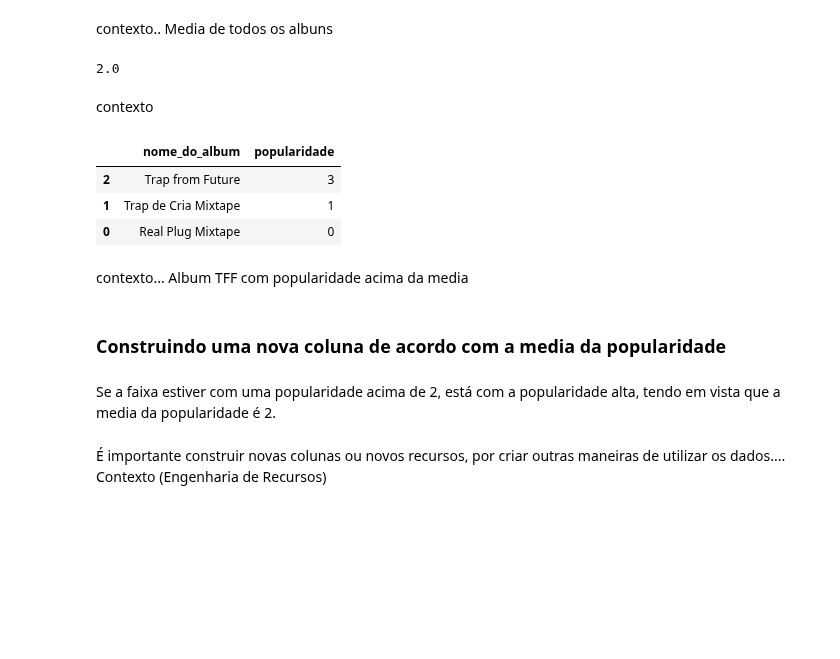
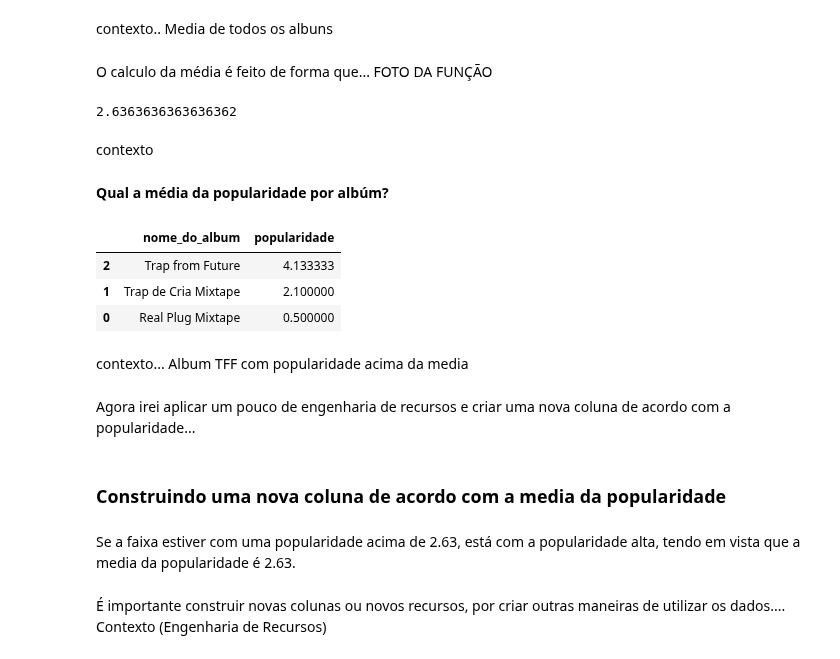
Before and after one commit to luislauriano/Data_Science, a Jupyter notebook: Projeto_construcao.ipynb, the cells around one changed output. Cells and saved outputs as stored; diff of their text form; code cells hidden in the pictures; blank space fills up the shorter version.

```diff
--- a/Projeto_construcao.ipynb
+++ b/Projeto_construcao.ipynb
@@ -670,21 +678,27 @@ contexto... A popularidade mais alta é 17 e a menor é 0 ....
 **Qual o album com a media de popularidade mais alta?**
 # %% [markdown]
 contexto.. Media de todos os albuns
+# %% [markdown]
+O calculo da média é feito de forma que... FOTO DA FUNÇÃO
 # %%
-df['popularidade'].median()
+df['popularidade'].mean()
 # %% [output]
-2.0
+2.6363636363636362
 # %% [markdown]
 contexto
+# %% [markdown]
+**Qual a média da popularidade por albúm?**
 # %%
-df.groupby('nome_do_album')['popularidade'].median().reset_index().sort_values(ascending=False, by='popularidade')
+df.groupby('nome_do_album')['popularidade'].mean().reset_index().sort_values(ascending=False, by='popularidade')
 # %% [output]
 |  | nome_do_album | popularidade |
-| 2 | Trap from Future | 3 |
-| 1 | Trap de Cria Mixtape | 1 |
-| 0 | Real Plug Mixtape | 0 |
+| 2 | Trap from Future | 4.133333 |
+| 1 | Trap de Cria Mixtape | 2.100000 |
+| 0 | Real Plug Mixtape | 0.500000 |
 # %% [markdown]
 contexto... Album TFF com popularidade acima da media
+# %% [markdown]
+Agora irei aplicar um pouco de engenharia de recursos e criar uma nova coluna de acordo com a popularidade...
 # %% [markdown]
 ### **Construindo uma nova coluna de acordo com a media da popularidade**
 # %%
@@ -692,5 +706,5 @@ df['popularidade_por_faixa'] = ['Alta' if x > 2 else 'Baixo' for x in df['popula
 # %% [markdown]
-Se a faixa estiver com uma popularidade acima de 2, está com a popularidade alta, tendo em vista que a media da popularidade é 2.
+Se a faixa estiver com uma popularidade acima de 2.63, está com a popularidade alta, tendo em vista que a media da popularidade é 2.63.
 # %% [markdown]
 É importante construir novas colunas ou novos recursos, por criar outras maneiras de utilizar os dados.... Contexto (Engenharia de Recursos)
 # %%
```
Also changed, not shown: parts of 35 cells of this notebook.
